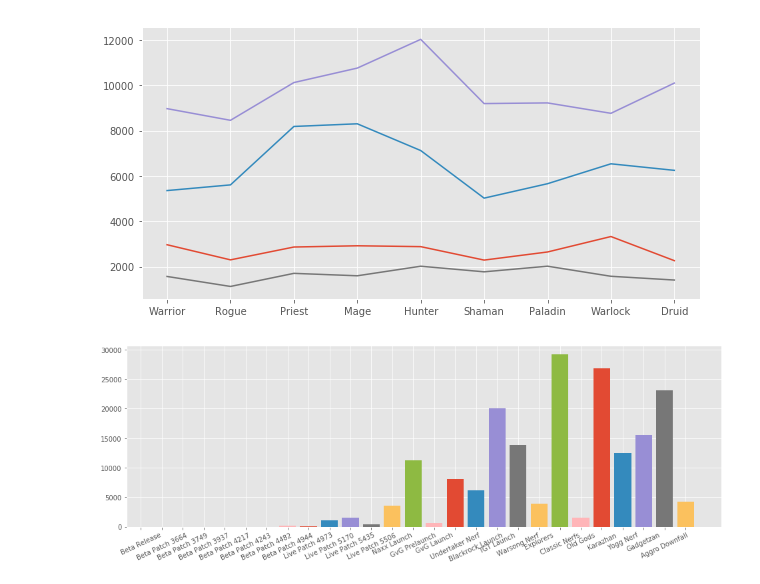
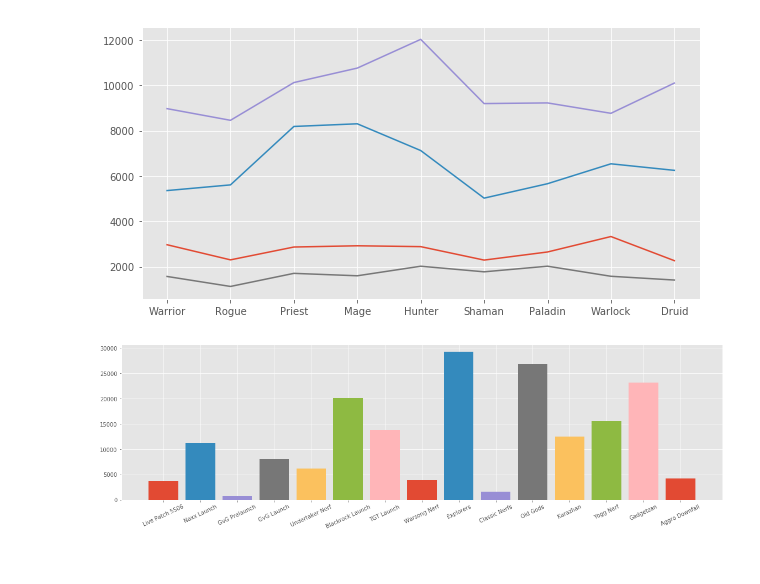
Before and after one commit to NJacobsohn/Hearthstone-Data-Analysis, a Jupyter notebook: EDA_plotting.ipynb, the cells around one changed output. Cells and saved outputs as stored; diff of their text form; code cells hidden in the pictures.

Commit message:
Made a beautiful graph

```diff
--- a/EDA_plotting.ipynb
+++ b/EDA_plotting.ipynb
@@ -31,13 +43,12 @@ ranked_decks.groupby('deck_set').agg({'deck_set' : 'count'})
 | Warsong Nerf | 3893 |
 | Yogg Nerf | 15540 |
 # %%
-deck_set_event_list = ['Beta Release', 'Beta Patch 3664', 'Beta Patch 3749', 'Beta Patch 3937',
-                       'Beta Patch 4217', 'Beta Patch 4243', 'Beta Patch 4482', 'Beta Patch 4944',
-                       'Live Patch 4973', 'Live Patch 5170', 'Live Patch 5435', 'Live Patch 5506',
+deck_set_event_list = [#'Beta Release', 'Beta Patch 3664', 'Beta Patch 3749', 'Beta Patch 3937',
+                       #'Beta Patch 4217', 'Beta Patch 4243', 'Beta Patch 4482', 'Beta Patch 4944',
+                       #'Live Patch 4973', 'Live Patch 5170', 'Live Patch 5435',
+                       'Live Patch 5506',
                        'Naxx Launch', 'GvG Prelaunch', 'GvG Launch', 'Undertaker Nerf',
                        'Blackrock Launch', 'TGT Launch', 'Warsong Nerf', 'Explorers',
                        'Classic Nerfs', 'Old Gods', 'Karazhan', 'Yogg Nerf',
                        'Gadgetzan', 'Aggro Downfall'
                       ]
-# %%
-ranked_decks[ranked_decks['deck_set'] == 'GvG Prelaunch']['deck_set'] = 'GvG Launch'
@@ -148,9 +159,11 @@ ax.plot(class_names, ranked_decks_2017.groupby('deck_class').agg({'deck_class' :
 # %%
 fig, ax = plt.subplots(figsize=(16,5))
 for patch in deck_set_event_list:
-    ax.bar(patch, height=ranked_decks[ranked_decks['deck_set'] == patch].count())
-    ax.set_xticks(np.arange(-1, len(deck_set_event_list)))
+    ax.bar(patch, height=ranked_decks[ranked_decks['deck_set'] == patch].count()['date'])
+    ax.set_xticks(np.arange(0, len(deck_set_event_list)))
     ax.set_xticklabels(deck_set_event_list, rotation=25)
+
+plt.tight_layout()
 plt.savefig("img/decks_per_patch.png")
 # %% [output]
-[figure, old version]
+[figure, new version]
```
Also changed, not shown: parts of 20 cells of this notebook, 4 other files.
